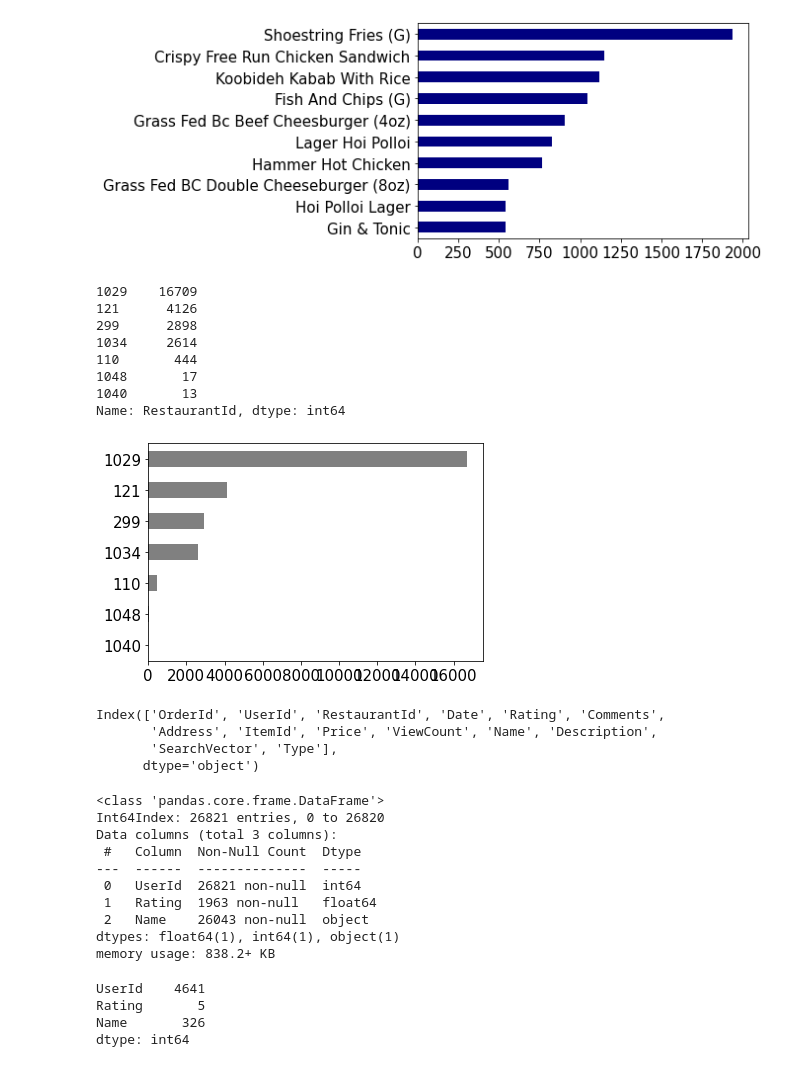
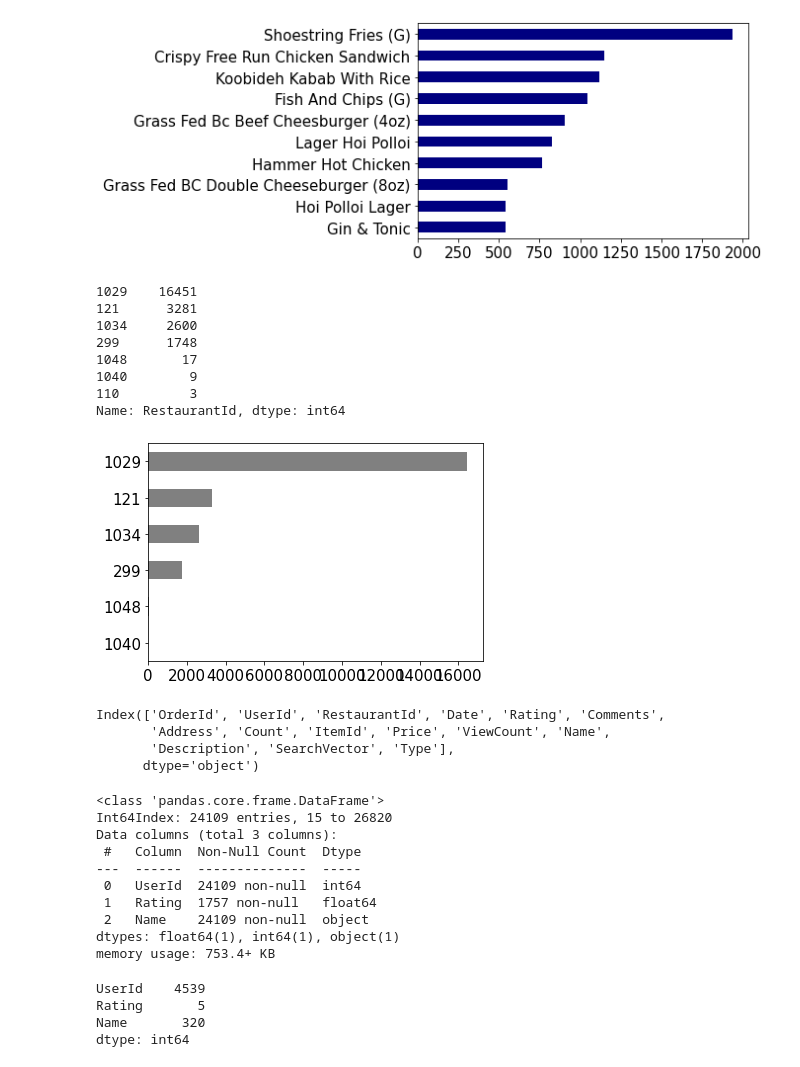
Before and after one commit to nakisa84/personalized-food-recommendation, a Jupyter notebook: notebooks/recommedation.ipynb, the cells around one changed output. Cells and saved outputs as stored; diff of their text form; code cells hidden in the pictures.

```diff
--- a/notebooks/recommedation.ipynb
+++ b/notebooks/recommedation.ipynb
@@ -605,5 +639,5 @@ As seen before Items feature may have more than one item, below we will extract
 # %%
 data_list = library.utils.extract_items(order_feedback)
 # %%
-orders_user_feedback =  pd.DataFrame(data_list, columns =['OrderId','UserId','Item','RestaurantId','Date','Rating','Comments','Address'])
+orders_user_feedback =  pd.DataFrame(data_list, columns =['OrderId','UserId','Item','RestaurantId','Date','Rating','Comments','Address','Count'])
 # %%
@@ -651,3 +695,4 @@ Index(['OrderId', 'UserId', 'Item', 'RestaurantId', 'Date', 'Rating',
       dtype='object')
 # %%
-full_data.head()
+filter = full_data['ItemName'] == full_data['Name']
+full_data = full_data[filter]
@@ -726,25 +766,25 @@ full_data['Name'].value_counts()[0:10].plot(kind = 'barh', fontsize=15, color='n
 # %%
 full_data['RestaurantId'].value_counts()
 # %% [output]
-1029    16709
-121      4126
-299      2898
-1034     2614
-110       444
+1029    16451
+121      3281
+1034     2600
+299      1748
 1048       17
-1040       13
+1040        9
+110         3
 Name: RestaurantId, dtype: int64
 # %%
 # compare the number od orders in different restaurants
-full_data['RestaurantId'].value_counts()[0:10].plot(kind = 'barh', fontsize=15, color='gray').invert_yaxis()
+full_data['RestaurantId'].value_counts()[0:6].plot(kind = 'barh', fontsize=15, color='gray').invert_yaxis()
 # %% [output]
-[figure, old version]
+[figure, new version]
 # %%
 full_data.columns
 # %% [output]
 Index(['OrderId', 'UserId', 'RestaurantId', 'Date', 'Rating', 'Comments',
-       'Address', 'ItemId', 'Price', 'ViewCount', 'Name', 'Description',
-       'SearchVector', 'Type'],
+       'Address', 'Count', 'ItemId', 'Price', 'ViewCount', 'Name',
+       'Description', 'SearchVector', 'Type'],
       dtype='object')
 # %%
 user_rating_food = full_data[['UserId','Rating','Name']]
@@ -752,21 +792,21 @@ user_rating_food = full_data[['UserId','Rating','Name']]
 user_rating_food.info()
 # %% [output]
 <class 'pandas.core.frame.DataFrame'>
-Int64Index: 26821 entries, 0 to 26820
+Int64Index: 24109 entries, 15 to 26820
 Data columns (total 3 columns):
  #   Column  Non-Null Count  Dtype
 ---  ------  --------------  -----
- 0   UserId  26821 non-null  int64
- 1   Rating  1963 non-null   float64
- 2   Name    26043 non-null  object
+ 0   UserId  24109 non-null  int64
+ 1   Rating  1757 non-null   float64
+ 2   Name    24109 non-null  object
 dtypes: float64(1), int64(1), object(1)
-memory usage: 838.2+ KB
+memory usage: 753.4+ KB
 # %%
 user_rating_food.nunique()
 # %% [output]
-UserId    4641
+UserId    4539
 Rating       5
-Name       326
+Name       320
 dtype: int64
 # %%
 user_rating_food.groupby('UserId').count().sort_values('Rating', ascending=False)
```
Also changed, not shown: parts of 21 cells of this notebook, 5 other files.
